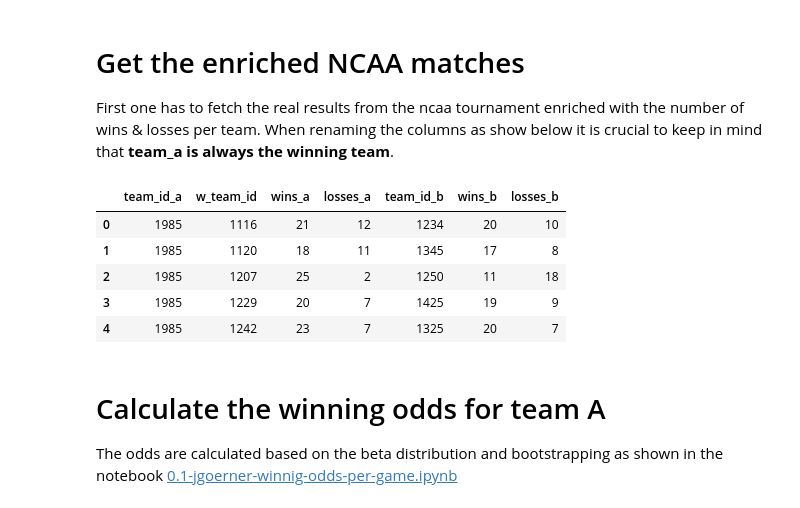
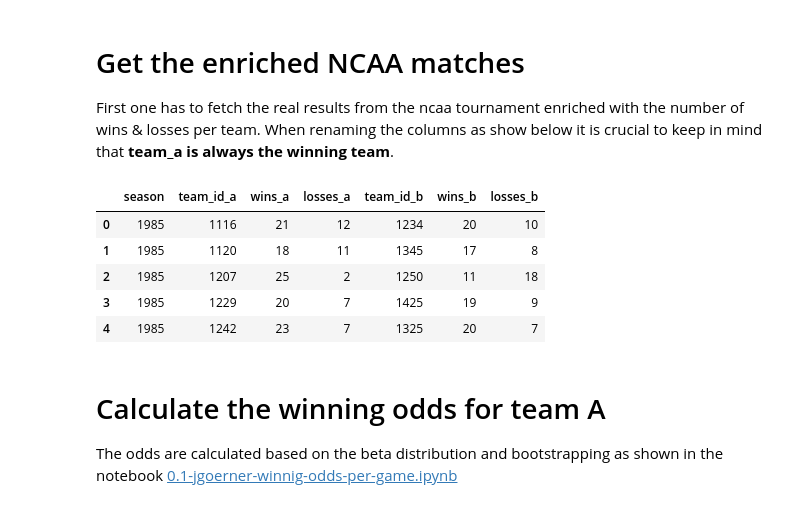
Before and after one commit to jgoerner/MarchMadness, a Jupyter notebook: MarchMadness/notebooks/0.2-jgoerner-why-simple-odds-fail.ipynb, the cells around one changed output. Drawn from its saved outputs; the diff is of its cells as text; code cells hidden in the pictures.

```diff
--- a/MarchMadness/notebooks/0.2-jgoerner-why-simple-odds-fail.ipynb
+++ b/MarchMadness/notebooks/0.2-jgoerner-why-simple-odds-fail.ipynb
@@ -38,38 +38,38 @@ First one has to fetch the real results from the ncaa tournament enriched with t
 df_ncaa_results_wins_losses = pd.read_sql(
     sql=text("""
 SELECT
-ncaa.season as team_id_a,
-ncaa.w_team_id,
+ncaa.season as season,
+ncaa.w_team_id as team_id_a,
 wins_a.wins as wins_a,
 losses_a.losses as losses_a,
 ncaa.l_team_id as team_id_b,
 wins_b.wins as wins_b,
 losses_b.losses as losses_b
 FROM t_original_ncaa_tourney_compact_results ncaa
 
 -- join info about winning team
 JOIN t_derived_wins_per_team_per_season wins_a
     ON ncaa.w_team_id = wins_a.team_id
     AND ncaa.season = wins_a.season
 
 JOIN t_derived_losses_per_team_per_season losses_a
     ON ncaa.w_team_id = losses_a.team_id
     AND ncaa.season = losses_a.season
 
 -- join info about losing team
 JOIN t_derived_wins_per_team_per_season wins_b
     ON ncaa.l_team_id = wins_b.team_id
     AND ncaa.season = wins_b.season
 
 JOIN t_derived_losses_per_team_per_season losses_b
     ON ncaa.l_team_id = losses_b.team_id
     AND ncaa.season = losses_b.season
     """),
     con=get_connection()
 )
 df_ncaa_results_wins_losses.head()
 # %% [output]
-|  | team_id_a | w_team_id | wins_a | losses_a | team_id_b | wins_b | losses_b |
+|  | season | team_id_a | wins_a | losses_a | team_id_b | wins_b | losses_b |
 | 0 | 1985 | 1116 | 21 | 12 | 1234 | 20 | 10 |
 | 1 | 1985 | 1120 | 18 | 11 | 1345 | 17 | 8 |
 | 2 | 1985 | 1207 | 25 | 2 | 1250 | 11 | 18 |
```
Also changed, not shown: parts of 3 cells of this notebook, 2 other files.
